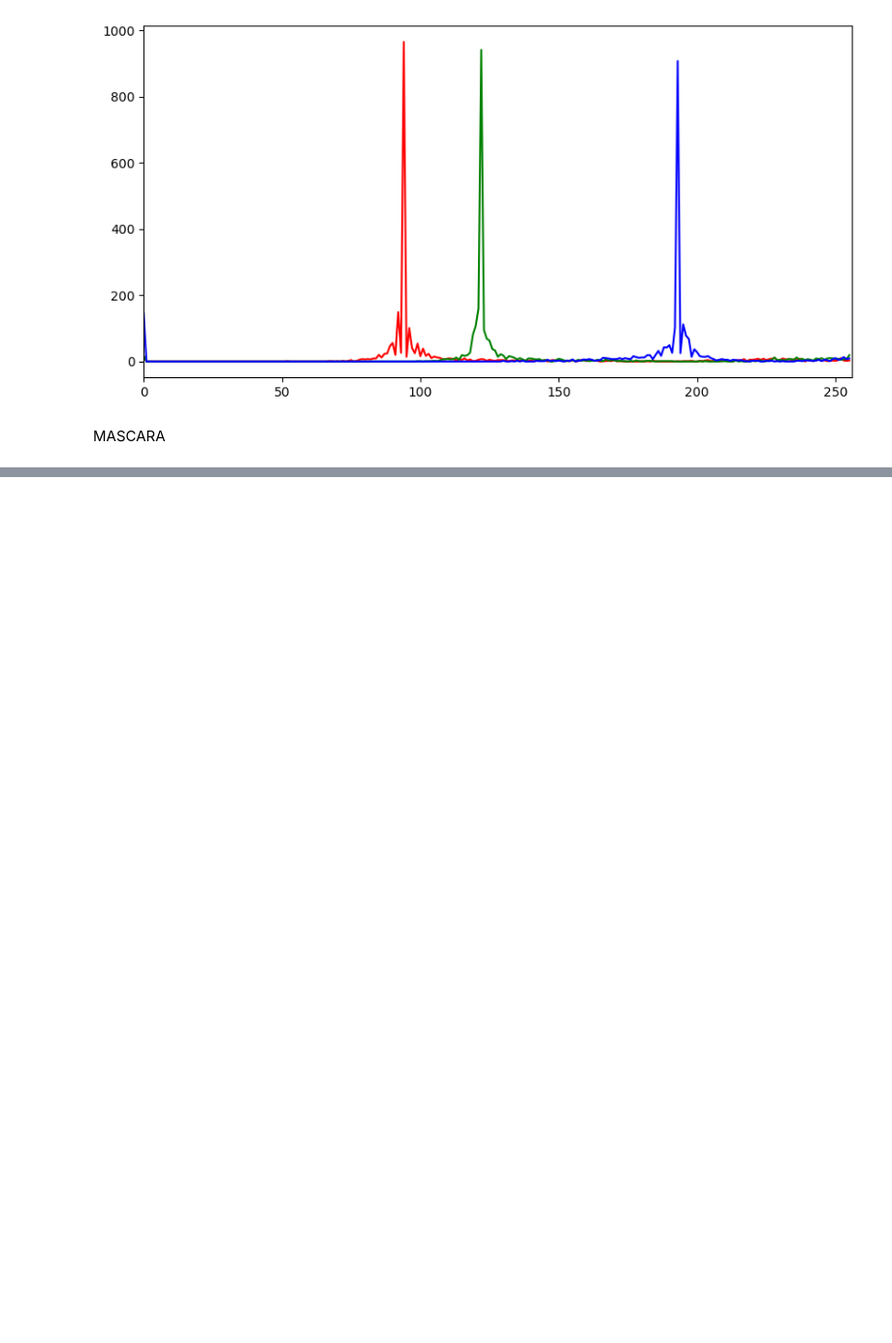
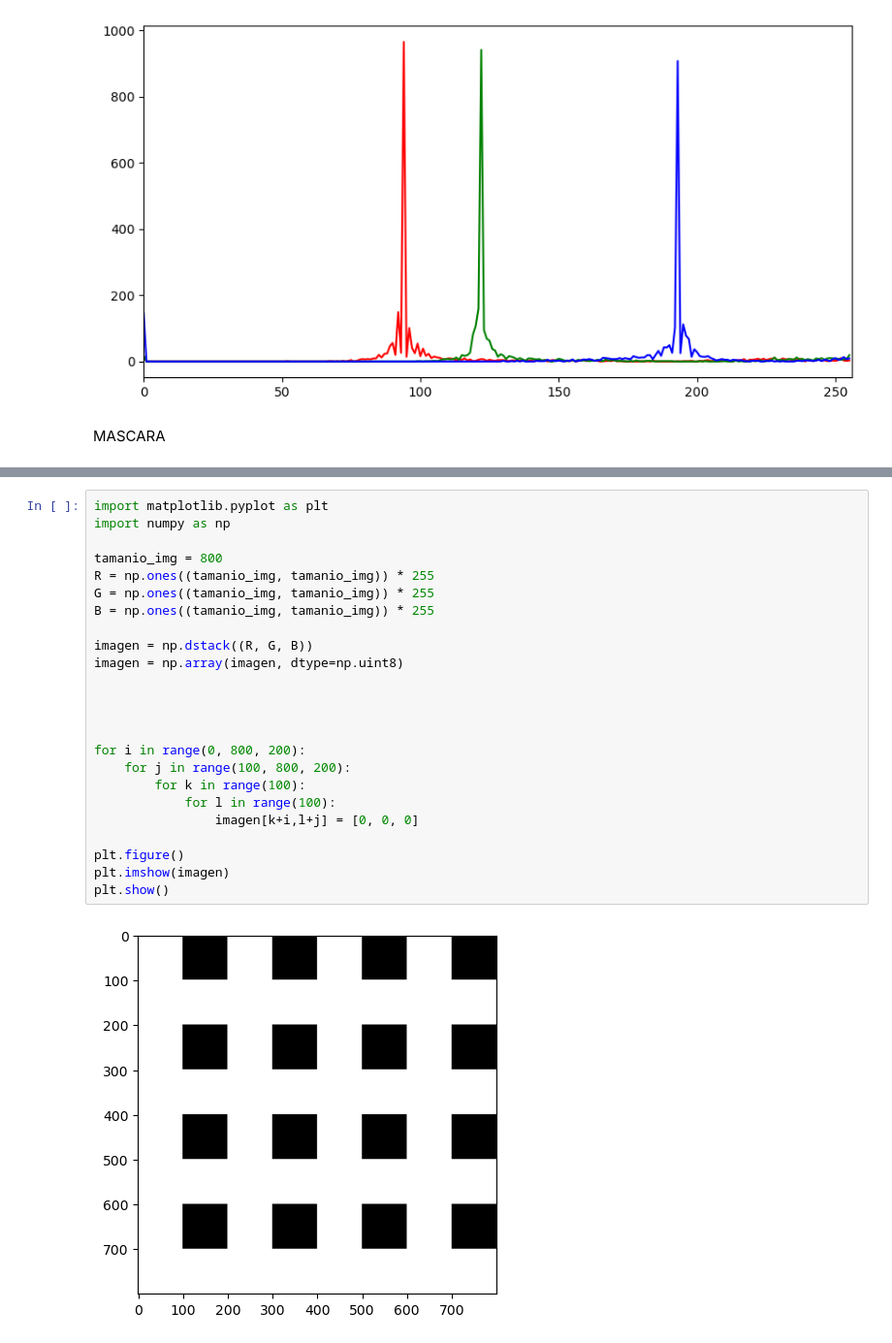
Before and after one commit to papen12/PDImages, a Jupyter notebook: pdi_histograma.ipynb, the cells around one changed output, grey strips where cells are left out. Shown at 97% size. Cells and saved outputs as stored; diff of their text form; blank space fills up the shorter version.

```diff
--- a/pdi_histograma.ipynb
+++ b/pdi_histograma.ipynb
@@ -346,0 +379,26 @@ plt.show()
+# %%
+import matplotlib.pyplot as plt
+import numpy as np
+
+tamanio_img = 800
+R = np.ones((tamanio_img, tamanio_img)) * 255
+G = np.ones((tamanio_img, tamanio_img)) * 255
+B = np.ones((tamanio_img, tamanio_img)) * 255
+
+imagen = np.dstack((R, G, B))
+imagen = np.array(imagen, dtype=np.uint8)
+
+
+
+
+for i in range(0, 800, 200):
+    for j in range(100, 800, 200):
+        for k in range(100):
+            for l in range(100):
+                imagen[k+i,l+j] = [0, 0, 0]
+
+plt.figure()
+plt.imshow(imagen)
+plt.show()
+# %% [output]
+[figure, added]
```
Also changed, not shown: parts of 4 cells of this notebook, 1 other file.
